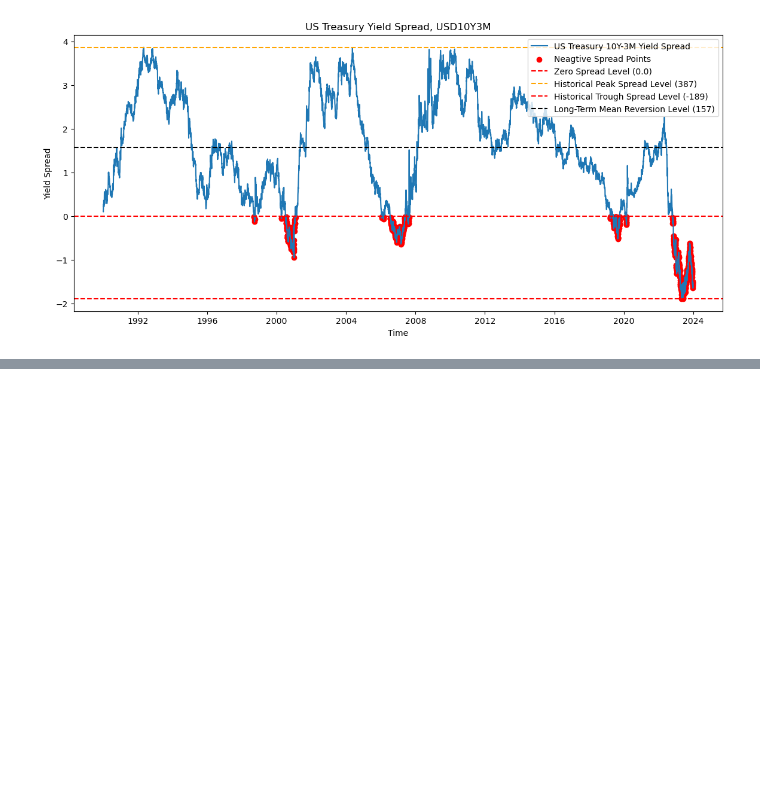
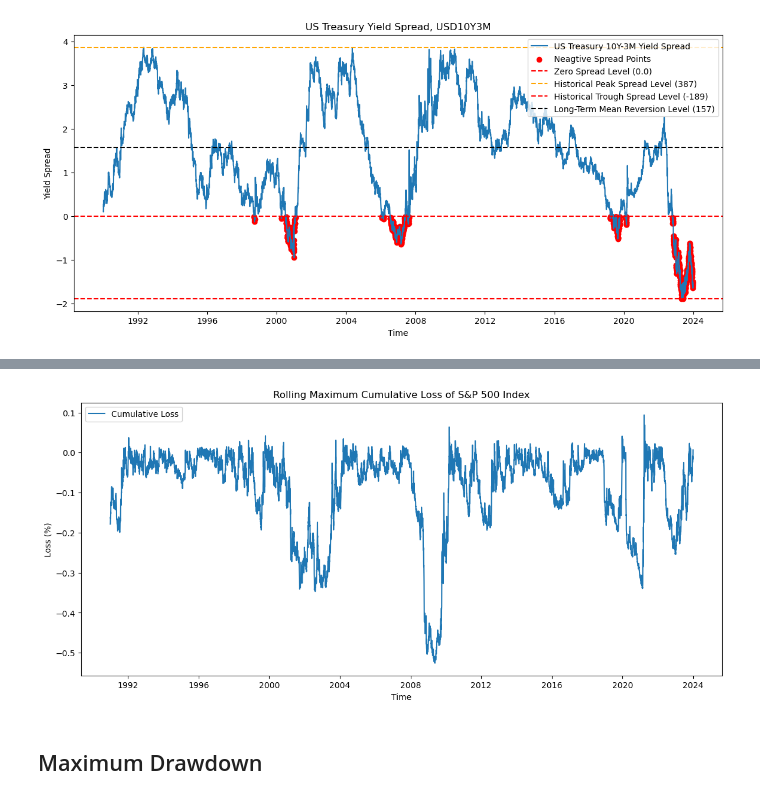
Before and after one commit to dinesh494/Market_Risk, a Jupyter notebook: US Treasury Yield Spread-1.ipynb, the cells around one changed output, grey strips where cells are left out. Cells and saved outputs as stored; diff of their text form; code cells hidden in the pictures; blank space fills up the shorter version.

```diff
--- a/US Treasury Yield Spread-1.ipynb
+++ b/US Treasury Yield Spread-1.ipynb
@@ -145,3 +134,8 @@ The US Treasury 10Y-3M spread is a crucial indicator of the difference between l
 
 As of 2023-12-29, the current spread stands at -152 basis points. It has historically oscillated between a maximum of 387 basis points on 1992-05-04, and a minimum of -189 basis points on 2023-06-01.  ...
 [figure]
+# %%
+spotData = yf.download(tickers='^GSPC', start=USTreasuryData.index.min(), end=USTreasuryData.index.max()+timedelta(1),
+                       auto_adjust=False, multi_level_index=False)['Adj Close']
+
+spotReturns = spotData.pct_change().dropna()
@@ -147,0 +160,8 @@ As of 2023-12-29, the current spread stands at -152 basis points. It has histori
+# %%
+SnP500_CumLoss = pd.Series()
+for i in range(len(spotReturns) - 251):
+    sampleData = spotReturns.iloc[i:i+252]
+    growthIndex = (1 + sampleData).cumprod()
+    cumLoss = pd.Series(growthIndex.min() - 1, index=[sampleData.index.max()])
+    SnP500_CumLoss = pd.concat([SnP500_CumLoss, cumLoss])
+SnP500_CumLoss
@@ -147,0 +197,12 @@ As of 2023-12-29, the current spread stands at -152 basis points. It has histori
+# %%
+plt.figure(figsize=(14, 6))
+plt.plot(SnP500_CumLoss, label='Cumulative Loss')
+plt.title('Rolling Maximum Cumulative Loss of S&P 500 Index')
+plt.xlabel('Time')
+plt.ylabel('Loss (%)')
+plt.legend()
+plt.show()
+# %% [output]
+[figure, added]
+# %% [markdown]
+## Maximum Drawdown
```
Also changed, not shown: parts of 12 cells of this notebook.
